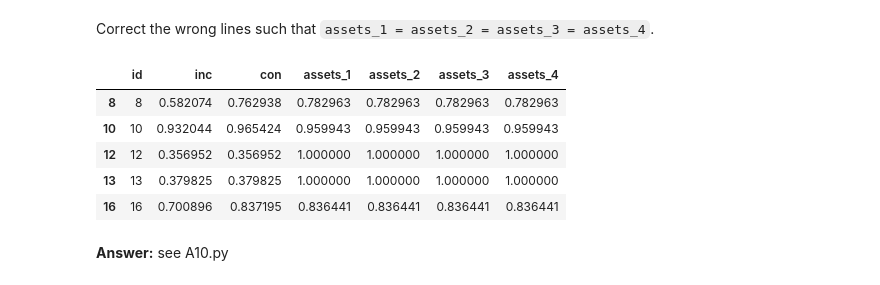
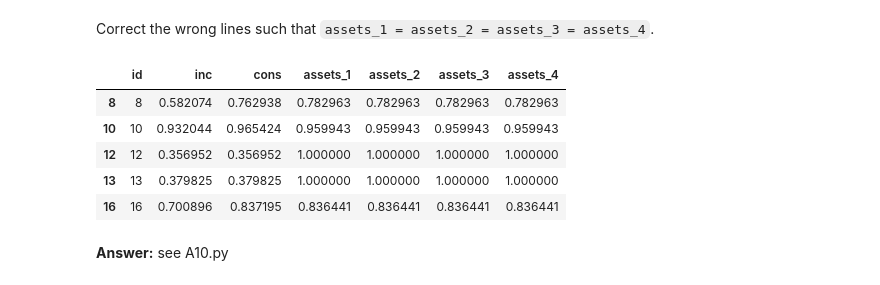
Before and after one commit to RosaMeyer/IntroProg-exercises, a Jupyter notebook: PS3/problem_set_3.ipynb, the cells around one changed output. Cells and saved outputs as stored; diff of their text form; code cells hidden in the pictures.

```diff
--- a/PS3/problem_set_3.ipynb
+++ b/PS3/problem_set_3.ipynb
@@ -224,7 +224,7 @@ df.drop([0, 1])
 # %% [markdown]
 Rename *consumption* to *cons* and *income* to *inc*.
 # %%
-dt.rename(columns={'income':'inc', 'consumption':'con'}, inplace=True)
+dt.rename(columns={'income':'inc', 'consumption':'cons'}, inplace=True)
 
 dt.head()
 # %% [output]
@@ -243,33 +243,33 @@ Correct the wrong lines such that `assets_1 = assets_2 = assets_3 = assets_4`.
 # %%
 # MISTAKE in dt['assets_3'] = ... : .values() is not a method that can be called with parentheses on a NumPy array/DataFrame
 # Instead, .values is an attribute of a pandas Series object that returns a NumPy array representation of the values in the Series/dataframe
 # Either use .values without parentheses or simply use .to_numpy() - converts the DataFrame to a NumPy array
 
 def assets_row_by_row(x, R, Y):
-    return R * (x['inc'] - x['con'])+Y # edited line
+    return R * (x['inc'] - x['cons'])+Y # edited line
 
 def assets_all_at_once(income, consumption, R, Y):
     return R * (income - consumption) + Y # edited line
 
 def assets_adj(assets, R, Y):
     # edited lines
     assets *= R
     assets += Y
 
 R = 1.2 # return rate
 Y = 1 # income
 try:
-    dt['assets_1'] = R*(dt['inc']-dt['con'])+Y
+    dt['assets_1'] = R*(dt['inc']-dt['cons'])+Y
     dt['assets_2'] = dt.apply(assets_row_by_row,axis=1,args=(R,Y))
-    dt['assets_3'] = assets_all_at_once(dt['inc'].to_numpy(),dt['con'].to_numpy(),R,Y) # will print "failed" if dt.values()
-    dt['assets_4'] = dt['inc']-dt['con']
+    dt['assets_3'] = assets_all_at_once(dt['inc'].to_numpy(),dt['cons'].to_numpy(),R,Y) # will print "failed" if dt.values()
+    dt['assets_4'] = dt['inc']-dt['cons']
     assets_adj(dt['assets_4'],R,Y)
 except:
     print('failed')
 
 dt.head()
 # %% [output]
-|  | id | inc | con | assets_1 | assets_2 | assets_3 | assets_4 |
+|  | id | inc | cons | assets_1 | assets_2 | assets_3 | assets_4 |
 | 8 | 8 | 0.582074 | 0.762938 | 0.782963 | 0.782963 | 0.782963 | 0.782963 |
 | 10 | 10 | 0.932044 | 0.965424 | 0.959943 | 0.959943 | 0.959943 | 0.959943 |
 | 12 | 12 | 0.356952 | 0.356952 | 1.000000 | 1.000000 | 1.000000 | 1.000000 |
```
Also changed, not shown: parts of 2 cells of this notebook.
